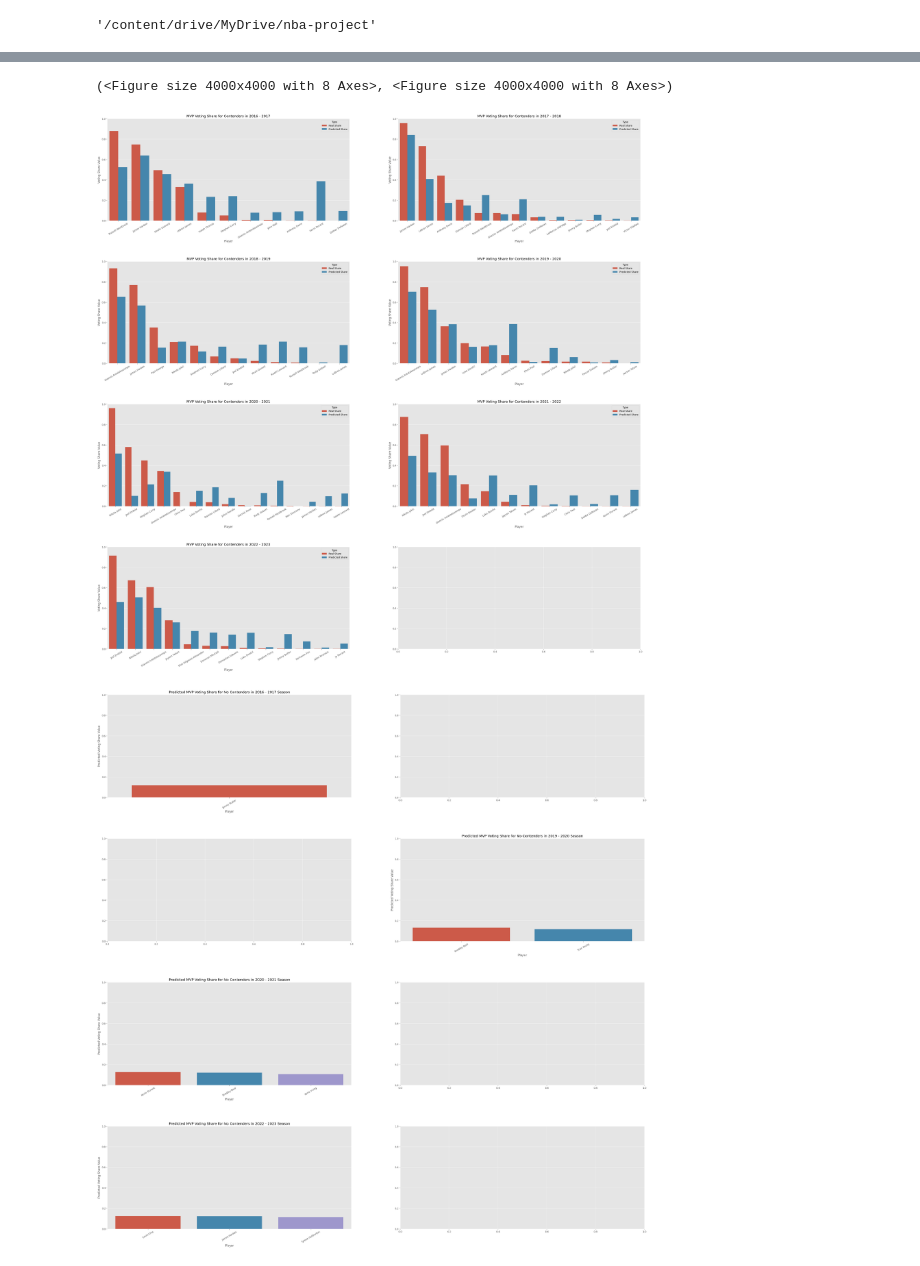
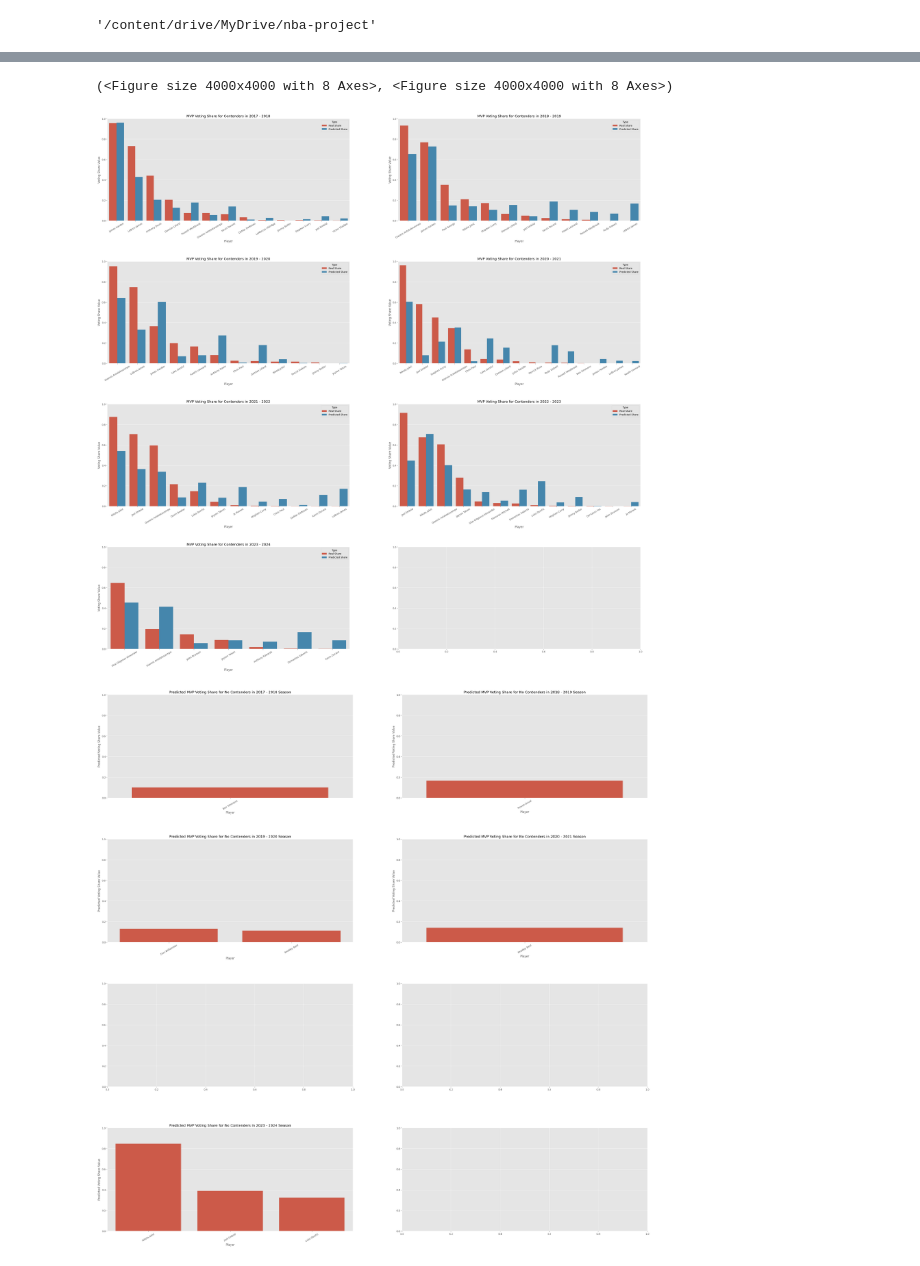
Before and after one commit to Rodrixx05/nba-mvp-prediction-modelling, a Jupyter notebook: modelling_ens.ipynb, the cells around one changed output, grey strips where cells are left out. Cells and saved outputs as stored; diff of their text form; code cells hidden in the pictures.

```diff
--- a/modelling_ens.ipynb
+++ b/modelling_ens.ipynb
@@ -48,7 +48,7 @@ load_dotenv(env_path)
 dataframes_path = os.path.join(os.getcwd(), 'datasets')
 csv_path = os.path.join(os.getcwd(), 'column_csv')
 # %%
-df = pd.read_pickle(os.path.join(dataframes_path, 'stats_1982_to_2023.pkl'))
+df = pd.read_pickle(os.path.join(dataframes_path, 'stats_1982_to_2024.pkl'))
 # %%
 df.head()
 # %% [output]
@@ -62,6 +62,6 @@ df.head()
 # %%
 cols_tot = [col for col in df.columns if '_tot' in col]
-cols_to_drop = ['Rk', 'G', 'GS', 'GT', 'Votes', 'MaxVotes', 'Tm']
+cols_to_drop = ['G', 'GS', 'GT', 'Votes', 'MaxVotes', 'Tm']
 cols_to_drop += cols_tot
 cols_to_filter = ['PER', 'WS/48', 'BPM', 'USG%']
 col_to_ohe = 'Pos'
@@ -94,6 +94,6 @@ len(df[df.index.get_level_values(1) > 2016]) / len(df)
 # %%
-val_df = df[df.index.get_level_values(1) > 2016]
-dev_df = df[df.index.get_level_values(1) <= 2016]
+val_df = df[df.index.get_level_values(1) > 2017]
+dev_df = df[df.index.get_level_values(1) <= 2017]
 # %%
 dev_df, sampling_ratio = mod.oversample(dev_df, os_param = 'ros', sampling_strategy = .4)
 # %%
@@ -154,5 +153,5 @@ with mlflow.start_run():
 
     mod.log_features_mlflow(X_train, csv_path)
 
-    mod.log_val_results_mlflow(*mod.display_val_results_graphs(real_targets['val'], predicted_targets['val'], pipe_clean['DropPlayers'].players_list))
+    mod.log_val_results_mlflow(*mod.display_val_results_graphs(real_targets['val'], predicted_targets['val']))
 # %% [output]
@@ -321,6 +318,6 @@ cont_df, no_cont_df = mod.get_val_results(real_targets['val'], predicted_targets
 # %%
-mod.display_val_results_graphs(real_targets['val'], predicted_targets['val'], pipe_clean['DropPlayers'].players_list)
+mod.display_val_results_graphs(real_targets['val'], predicted_targets['val'])
 # %% [output]
 (<Figure size 4000x4000 with 8 Axes>, <Figure size 4000x4000 with 8 Axes>)
-[figure, old version]
+[figure, new version]
-[figure, old version]
+[figure, new version]
```
Also changed, not shown: parts of 11 cells of this notebook.
